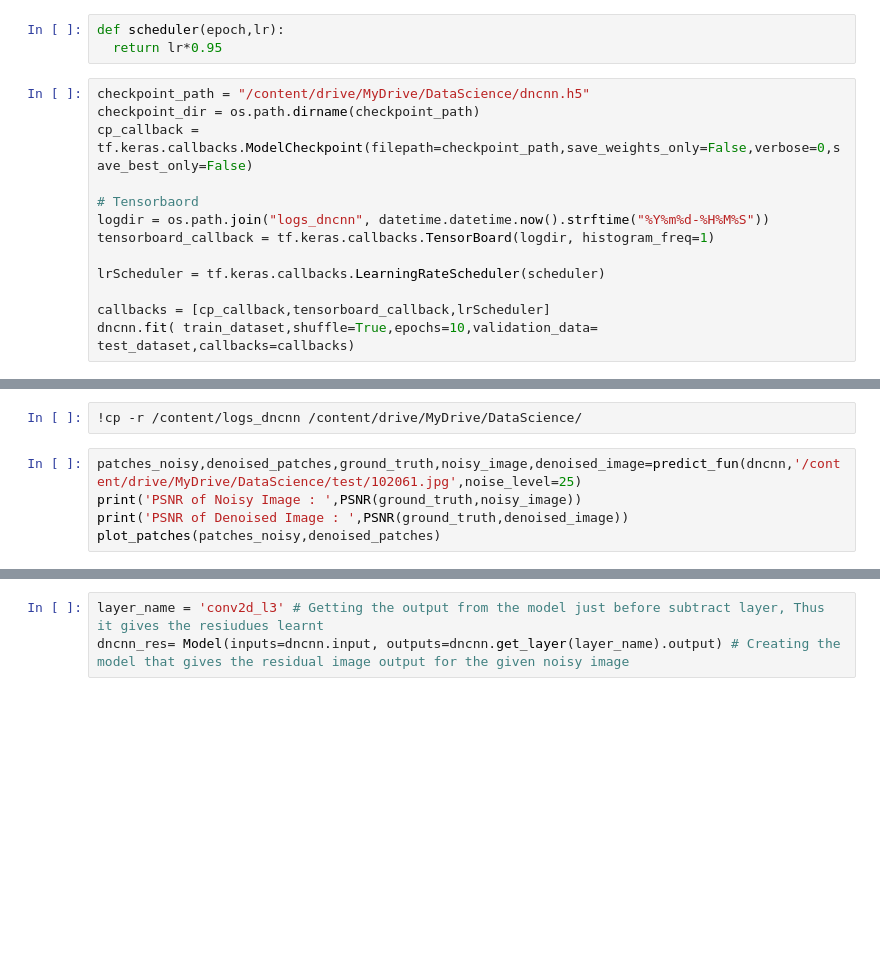
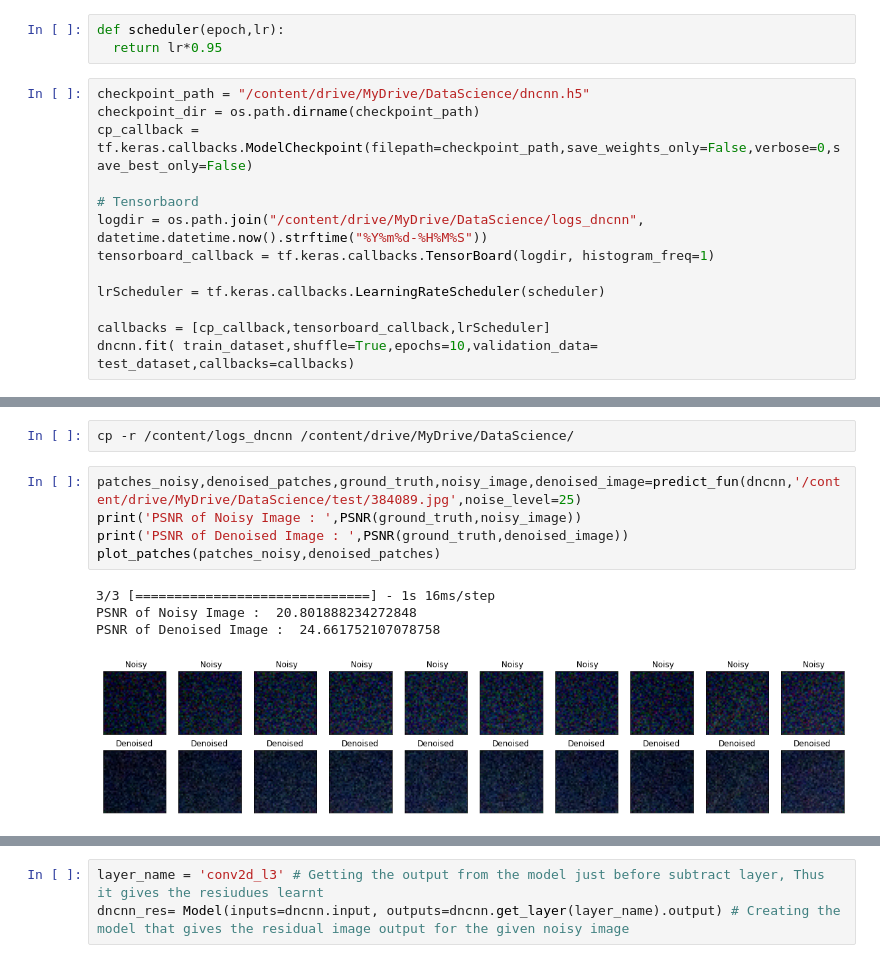
Before and after one commit to bavya-sri/Rasmalai, a Jupyter notebook: DNCNN.ipynb, the cells around one changed output, grey strips where cells are left out. Drawn from its saved outputs; the diff is of its cells as text; blank space fills up the shorter version.

```diff
--- a/DNCNN.ipynb
+++ b/DNCNN.ipynb
@@ -168,7 +199,7 @@ checkpoint_dir = os.path.dirname(checkpoint_path)
 cp_callback = tf.keras.callbacks.ModelCheckpoint(filepath=checkpoint_path,save_weights_only=False,verbose=0,save_best_only=False)
 
 # Tensorbaord
-logdir = os.path.join("logs_dncnn", datetime.datetime.now().strftime("%Y%m%d-%H%M%S"))
+logdir = os.path.join("/content/drive/MyDrive/DataScience/logs_dncnn", datetime.datetime.now().strftime("%Y%m%d-%H%M%S"))
 tensorboard_callback = tf.keras.callbacks.TensorBoard(logdir, histogram_freq=1)
 
 lrScheduler = tf.keras.callbacks.LearningRateScheduler(scheduler)
@@ -180,9 +252,14 @@ dncnn.fit( train_dataset,shuffle=True,epochs=30,initial_epoch=10,validation_data
 # %%
-!cp -r /content/logs_dncnn /content/drive/MyDrive/DataScience/
+cp -r /content/logs_dncnn /content/drive/MyDrive/DataScience/
 # %%
-patches_noisy,denoised_patches,ground_truth,noisy_image,denoised_image=predict_fun(dncnn,'/content/drive/MyDrive/DataScience/test/102061.jpg',noise_level=25)
+patches_noisy,denoised_patches,ground_truth,noisy_image,denoised_image=predict_fun(dncnn,'/content/drive/MyDrive/DataScience/test/384089.jpg',noise_level=25)
 print('PSNR of Noisy Image : ',PSNR(ground_truth,noisy_image))
 print('PSNR of Denoised Image : ',PSNR(ground_truth,denoised_image))
 plot_patches(patches_noisy,denoised_patches)
+# %% [output]
+3/3 [==============================] - 1s 16ms/step
+PSNR of Noisy Image :  20.801888234272848
+PSNR of Denoised Image :  24.661752107078758
+[figure, added]
 # %%
 plot_predictions(ground_truth,noisy_image,denoised_image)
```
Also changed, not shown: parts of 8 cells of this notebook.
